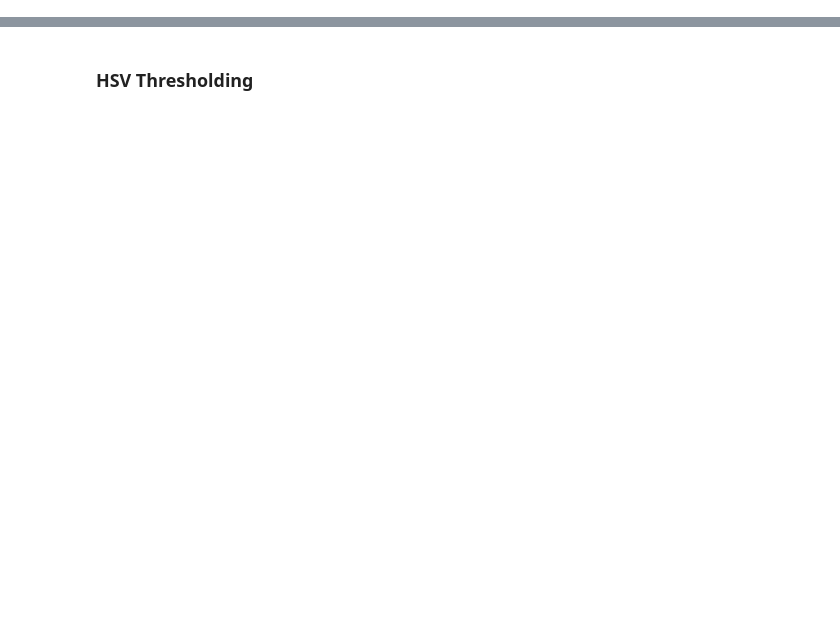
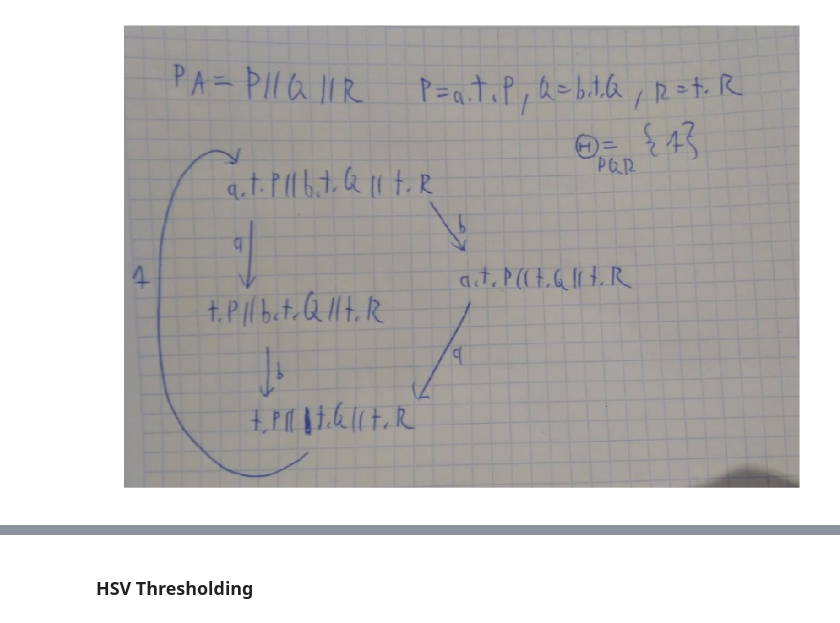
Before and after one commit to lukasbindreiter/white-brush, a Jupyter notebook: notebooks/Background Extraction.ipynb, the cells around one changed output, grey strips where cells are left out. Saved outputs shown, nothing was run; the diff lists cells and outputs as text; code cells hidden in the pictures; blank space fills up the shorter version.

```diff
--- a/notebooks/Background Extraction.ipynb
+++ b/notebooks/Background Extraction.ipynb
@@ -13,5 +14,5 @@ from white_brush.colors.utils import rgb_to_hsv, hsv_to_rgb
 # %%
-def show_img(img, cmap="Greys_r"):
+def show_img(img, cmap="Greys"):
     if img.ndim >= 3:
         plt.imshow(img)
     else:
@@ -19,4 +20,7 @@ def show_img(img, cmap="Greys_r"):
     plt.axis("off")
     plt.gcf().set_size_inches(20, 10)
 # %%
-orig_img = read_image("../test_images/01.jpg")
+orig_img = read_image("../test_images/01.png")
+show_img(orig_img)
+# %% [output]
+[figure, added]
```
Also changed, not shown: parts of 15 cells of this notebook, 12 other files.
